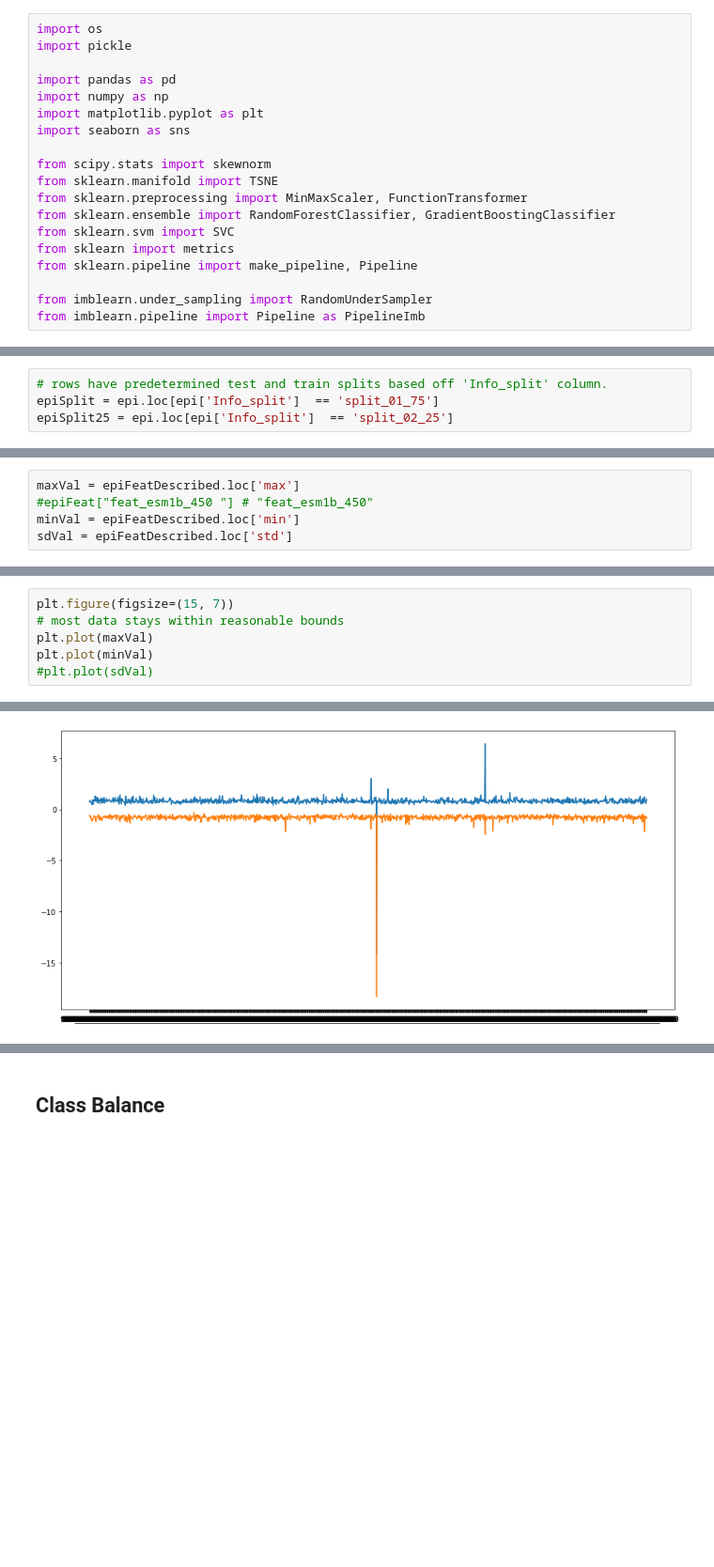
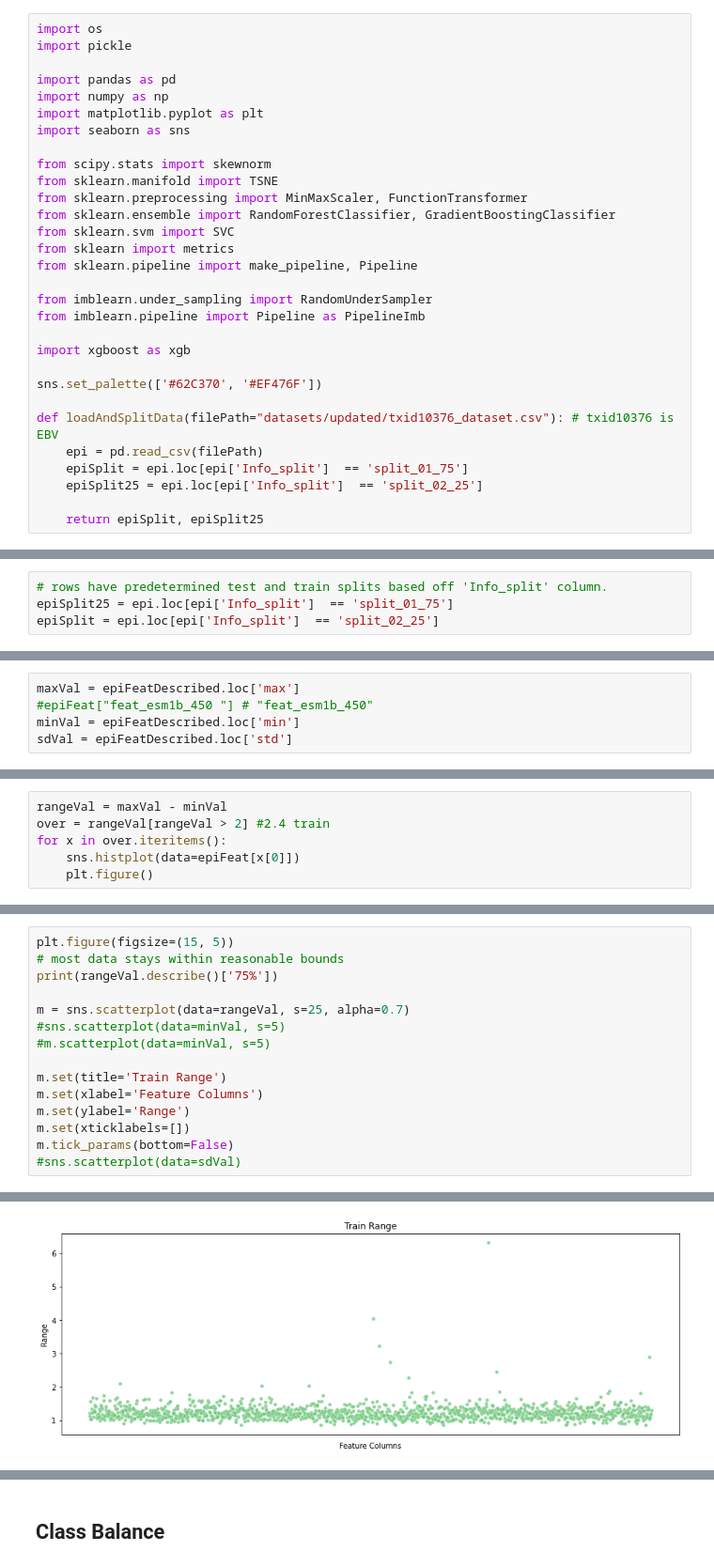
Before and after one commit to JPeck567/EpiPredProject, a Jupyter notebook: EpitopePred.ipynb, the cells around one changed output, grey strips where cells are left out. Shown at 94% size. Drawn from its saved outputs; the diff is of its cells as text; blank space fills up the shorter version.

```diff
--- a/EpitopePred.ipynb
+++ b/EpitopePred.ipynb
@@ -19,5 +19,16 @@ from sklearn.pipeline import make_pipeline, Pipeline
 
 from imblearn.under_sampling import RandomUnderSampler
 from imblearn.pipeline import Pipeline as PipelineImb
+
+import xgboost as xgb
+
+sns.set_palette(['#62C370', '#EF476F'])
+
+def loadAndSplitData(filePath="datasets/updated/txid10376_dataset.csv"): # txid10376 is EBV
+    epi = pd.read_csv(filePath)
+    epiSplit = epi.loc[epi['Info_split']  == 'split_01_75']
+    epiSplit25 = epi.loc[epi['Info_split']  == 'split_02_25']
+
+    return epiSplit, epiSplit25
 # %% [markdown]
 # Data
@@ -72,8 +76,8 @@ Name: Info_pubmed_id, Length: 64, dtype: int64
 ## Split Data
 # %%
 # rows have predetermined test and train splits based off 'Info_split' column.
-epiSplit = epi.loc[epi['Info_split']  == 'split_01_75']
-epiSplit25 = epi.loc[epi['Info_split']  == 'split_02_25']
+epiSplit25 = epi.loc[epi['Info_split']  == 'split_01_75']
+epiSplit = epi.loc[epi['Info_split']  == 'split_02_25']
 # %% [markdown]
 # Exploratory Data Analysis
 # %% [markdown]
@@ -134,0 +177,6 @@ sdVal = epiFeatDescribed.loc['std']
+# %%
+rangeVal = maxVal - minVal
+over = rangeVal[rangeVal > 2] #2.4 train
+for x in over.iteritems():
+    sns.histplot(data=epiFeat[x[0]])
+    plt.figure()
@@ -135,7 +218,16 @@ sdVal = epiFeatDescribed.loc['std']
 # %%
-plt.figure(figsize=(15, 7))
+plt.figure(figsize=(15, 5))
 # most data stays within reasonable bounds
-plt.plot(maxVal)
-plt.plot(minVal)
-#plt.plot(sdVal)
+print(rangeVal.describe()['75%'])
+
+m = sns.scatterplot(data=rangeVal, s=25, alpha=0.7)
+#sns.scatterplot(data=minVal, s=5)
+#m.scatterplot(data=minVal, s=5)
+
+m.set(title='Train Range')
+m.set(xlabel='Feature Columns')
+m.set(ylabel='Range')
+m.set(xticklabels=[])
+m.tick_params(bottom=False)
+#sns.scatterplot(data=sdVal)
 # %% [output]
@@ -143,2 +235,2 @@ plt.plot(minVal)
-[figure, old version]
+[figure, new version]
 # %%
```
Also changed, not shown: parts of 36 cells of this notebook.
